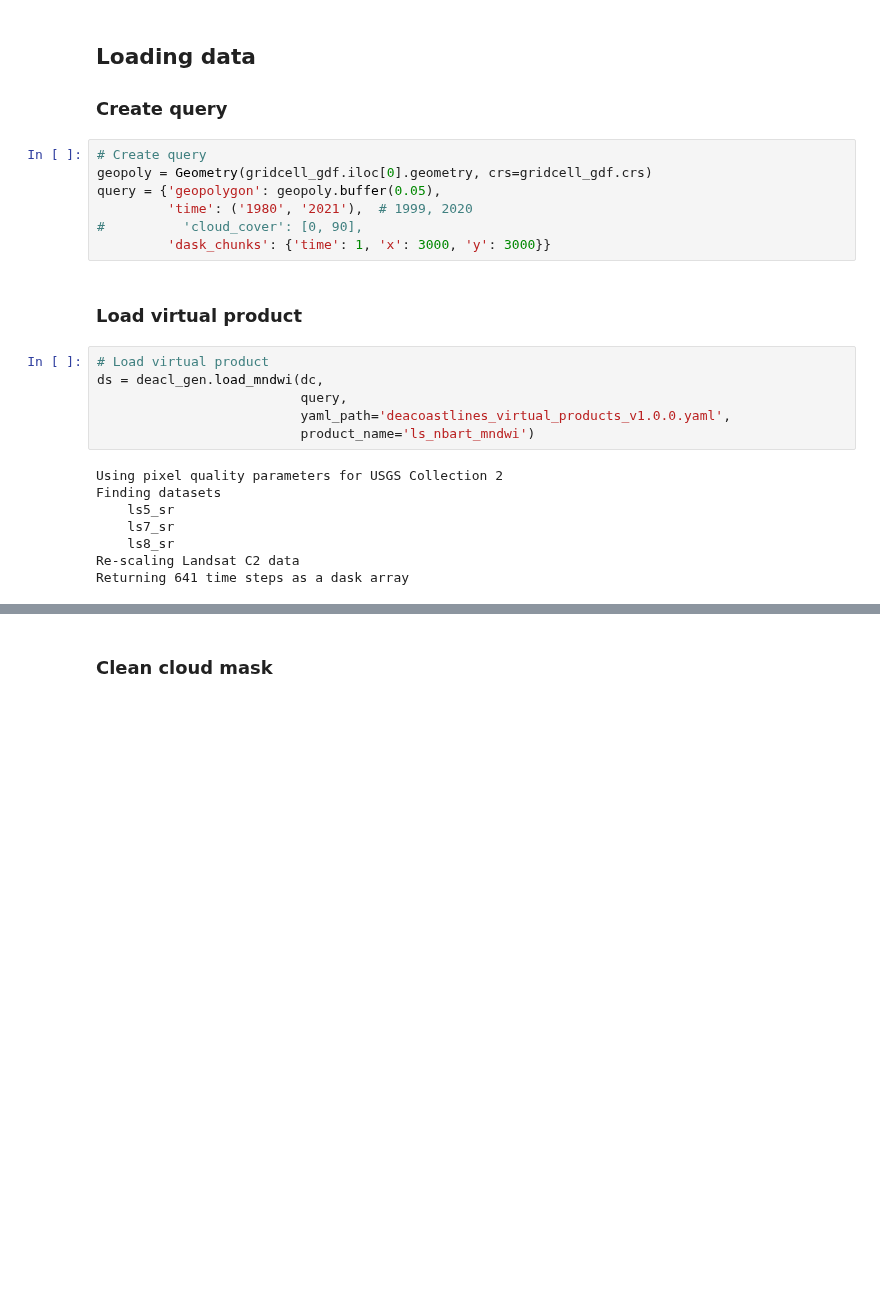
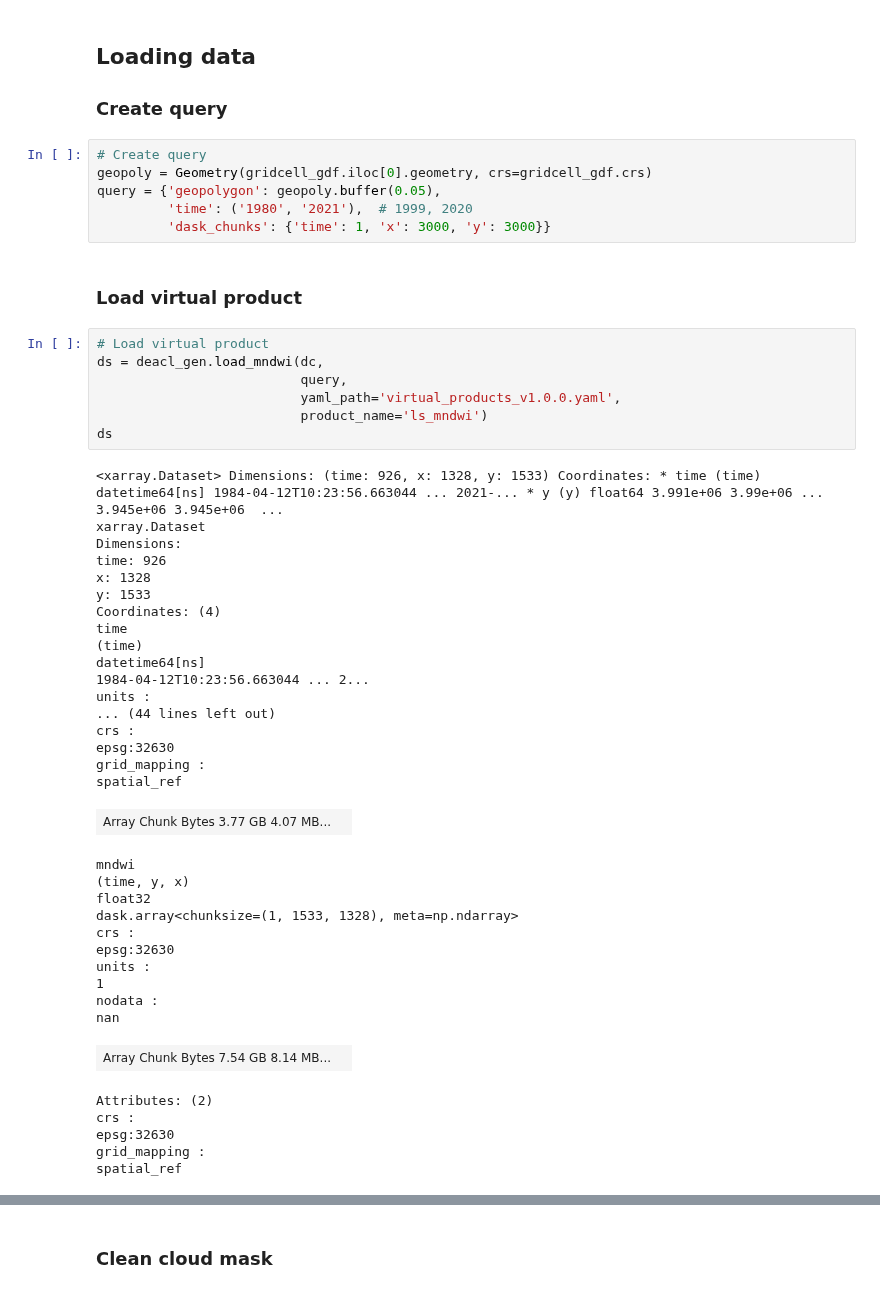
Before and after one commit to GeoscienceAustralia/dea-coastlines, a Jupyter notebook: DEACoastlines_generation.ipynb, the cells around one changed output, grey strips where cells are left out. Cells and saved outputs as stored; diff of their text form; blank space fills up the shorter version.

```diff
--- a/DEACoastlines_generation.ipynb
+++ b/DEACoastlines_generation.ipynb
@@ -77,22 +80,49 @@ gridcell_gdf = (gpd.read_file('input_data/32km_grid_africa_coastal.geojson')
 geopoly = Geometry(gridcell_gdf.iloc[0].geometry, crs=gridcell_gdf.crs)
 query = {'geopolygon': geopoly.buffer(0.05),
          'time': ('1980', '2021'),  # 1999, 2020
-#          'cloud_cover': [0, 90],
          'dask_chunks': {'time': 1, 'x': 3000, 'y': 3000}}
 # %% [markdown]
 ### Load virtual product
 # %%
 # Load virtual product
 ds = deacl_gen.load_mndwi(dc,
                           query,
-                          yaml_path='deacoastlines_virtual_products_v1.0.0.yaml',
-                          product_name='ls_nbart_mndwi')
+                          yaml_path='virtual_products_v1.0.0.yaml',
+                          product_name='ls_mndwi')
+ds
 # %% [output]
-Using pixel quality parameters for USGS Collection 2
-Finding datasets
-    ls5_sr
-    ls7_sr
-    ls8_sr
-Re-scaling Landsat C2 data
-Returning 641 time steps as a dask array
+<xarray.Dataset> Dimensions: (time: 926, x: 1328, y: 1533) Coordinates: * time (time) datetime64[ns] 1984-04-12T10:23:56.663044 ... 2021-... * y (y) float64 3.991e+06 3.99e+06 ... 3.945e+06 3.945e+06  ...
+xarray.Dataset
+Dimensions:
+time: 926
+x: 1328
+y: 1533
+Coordinates: (4)
+time
+(time)
+datetime64[ns]
+1984-04-12T10:23:56.663044 ... 2...
+units :
+... (44 lines left out)
+crs :
+epsg:32630
+grid_mapping :
+spatial_ref
+| Array Chunk Bytes 3.77 GB 4.07 MB... |  |
+mndwi
+(time, y, x)
+float32
+dask.array<chunksize=(1, 1533, 1328), meta=np.ndarray>
+crs :
+epsg:32630
+units :
+1
+nodata :
+nan
+| Array Chunk Bytes 7.54 GB 8.14 MB... |  |
+Attributes: (2)
+crs :
+epsg:32630
+grid_mapping :
+spatial_ref
 # %%
```
Also changed, not shown: parts of 9 cells of this notebook, 5 other files.
